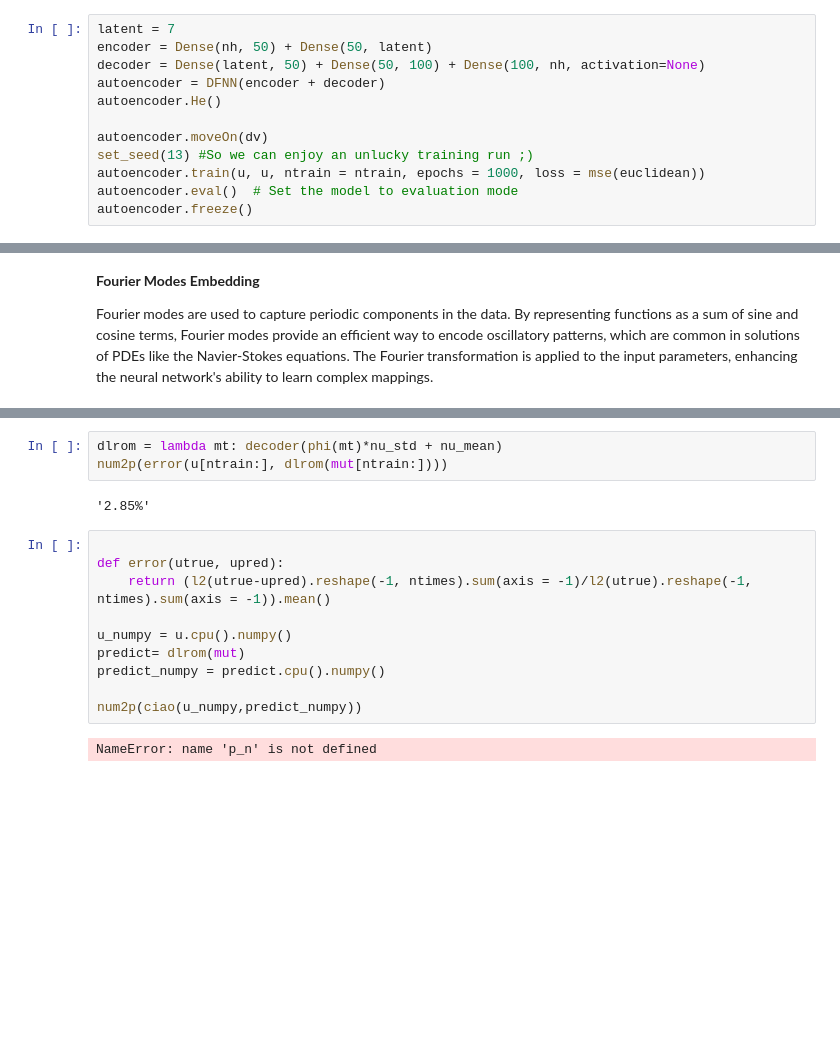
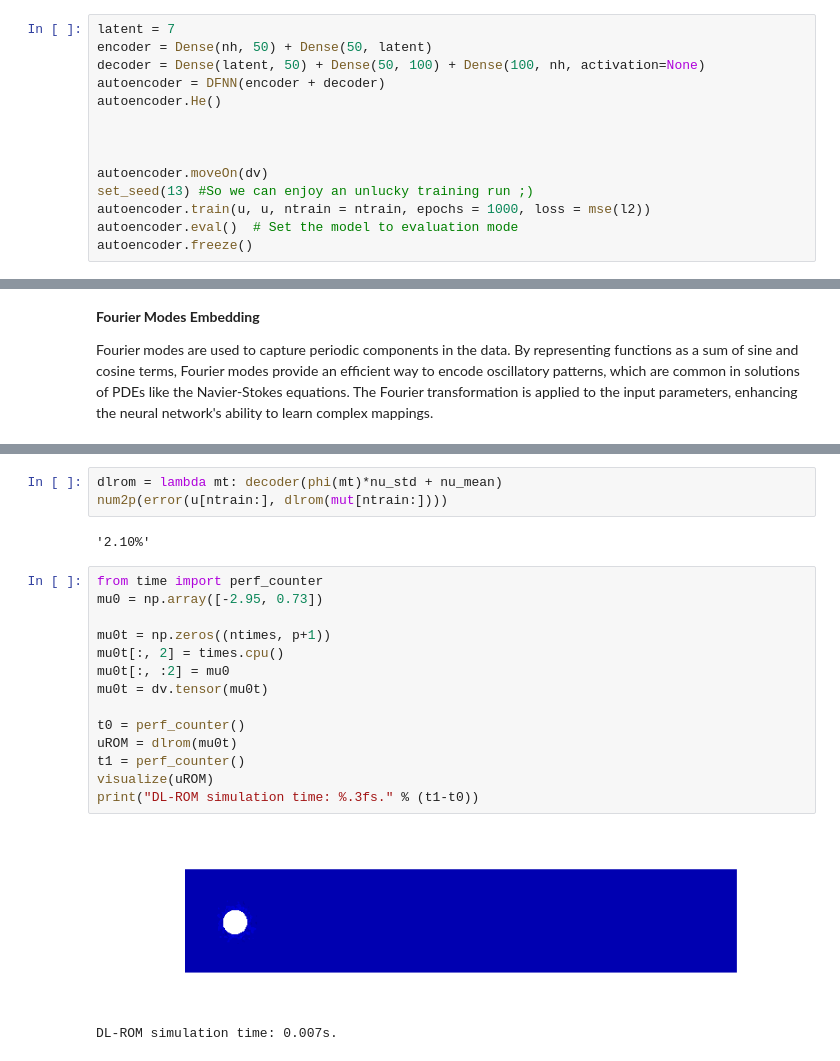
Before and after one commit to LuigiPagani/POD-Galerkin-and-POD-NN-for-Parabolic-PDEs, a Jupyter notebook: NAML_Project.ipynb, the cells around one changed output, grey strips where cells are left out. Drawn from its saved outputs; the diff is of its cells as text; blank space fills up the shorter version.

```diff
--- a/NAML_Project.ipynb
+++ b/NAML_Project.ipynb
@@ -336,9 +340,11 @@ decoder = Dense(latent, 50) + Dense(50, 100) + Dense(100, nh, activation=None)
 autoencoder = DFNN(encoder + decoder)
 autoencoder.He()
 
+
+
 autoencoder.moveOn(dv)
 set_seed(13) #So we can enjoy an unlucky training run ;)
-autoencoder.train(u, u, ntrain = ntrain, epochs = 1000, loss = mse(euclidean))
+autoencoder.train(u, u, ntrain = ntrain, epochs = 1000, loss = mse(l2))
 autoencoder.eval()  # Set the model to evaluation mode
 autoencoder.freeze()
 # %% [output]
@@ -385,16 +391,21 @@ Training complete. Elapsed time: 5 minutes 1.45 seconds.
 dlrom = lambda mt: decoder(phi(mt)*nu_std + nu_mean)
 num2p(error(u[ntrain:], dlrom(mut[ntrain:])))
 # %% [output]
-'2.85%'
+'2.10%'
-# %%
-
-def error(utrue, upred):
-    return (l2(utrue-upred).reshape(-1, ntimes).sum(axis = -1)/l2(utrue).reshape(-1, ntimes).sum(axis = -1)).mean()
-
-u_numpy = u.cpu().numpy()
-predict= dlrom(mut)
-predict_numpy = predict.cpu().numpy()
-
-num2p(ciao(u_numpy,predict_numpy))
-# %% [output]
-NameError: name 'p_n' is not defined
+# %%
+from time import perf_counter
+mu0 = np.array([-2.95, 0.73])
+
+mu0t = np.zeros((ntimes, p+1))
+mu0t[:, 2] = times.cpu()
+mu0t[:, :2] = mu0
+mu0t = dv.tensor(mu0t)
+
+t0 = perf_counter()
+uROM = dlrom(mu0t)
+t1 = perf_counter()
+visualize(uROM)
+print("DL-ROM simulation time: %.3fs." % (t1-t0))
+# %% [output]
+[figure, added]
+DL-ROM simulation time: 0.007s.
```
Also changed, not shown: parts of 5 cells of this notebook.
